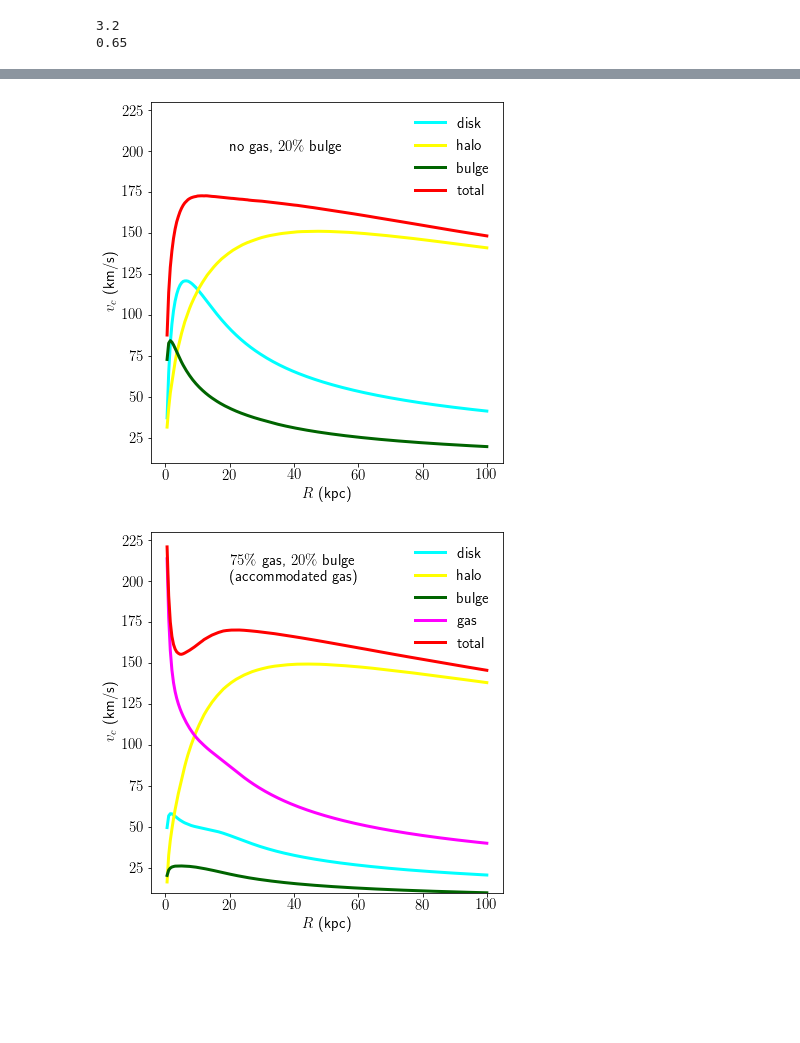
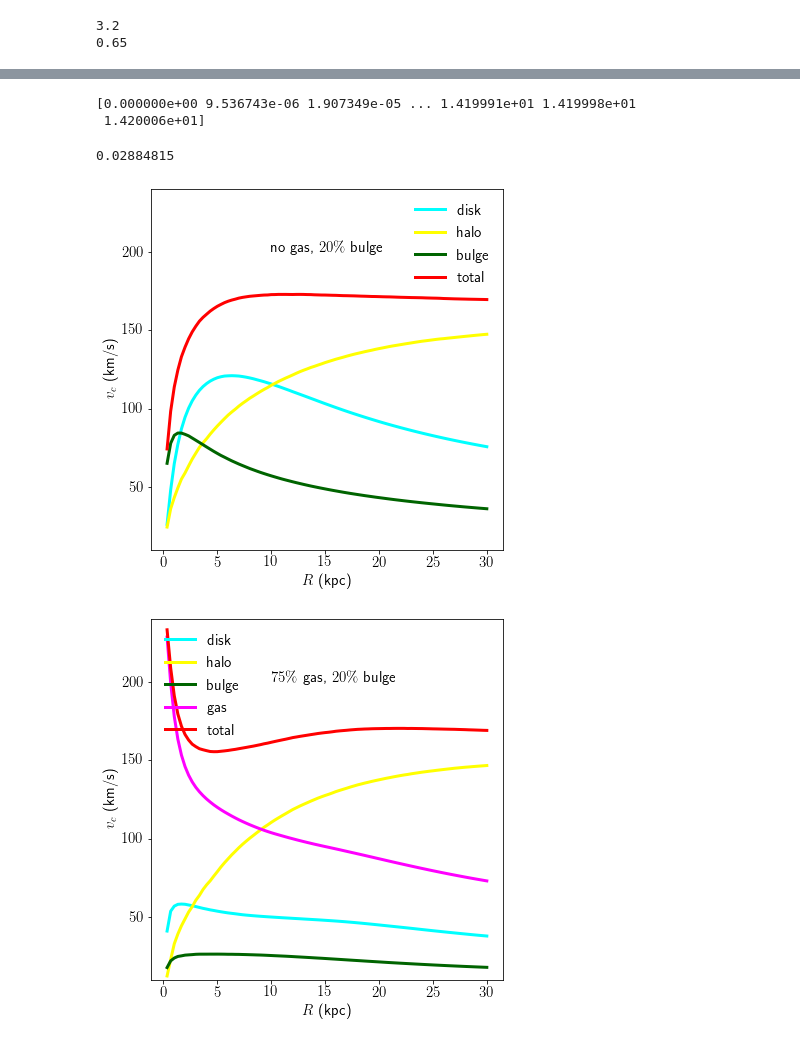
Before and after one commit to AndressaWille/Mestrado, a Jupyter notebook: barred_galaxies.ipynb, the cells around one changed output, grey strips where cells are left out. Saved outputs shown, nothing was run; the diff lists cells and outputs as text; code cells hidden in the pictures; blank space fills up the shorter version.

```diff
--- a/barred_galaxies.ipynb
+++ b/barred_galaxies.ipynb
@@ -24,7 +25,7 @@ path_nogas = 'bojo20_200/'
 path_rel = 'gas75_rel_200/'
 paths = [path_nogas, path_rel]
 # %%
-n_snapshots = 201
+n_snapshots = 281
 # %%
 #arrays para força da barra
 time_20 = np.empty(n_snapshots)
@@ -261,10 +264,11 @@ for p, path in enumerate(paths):
         cond = np.argwhere(t>=0.1).flatten()
 
         plt.figure(figsize=[6,6])
-        plt.plot(t[cond], sfr[cond],  color='peru', lw=3, label='$75\%$ gas, $20\%$ bulge\n(accommodated gas)')
+        plt.plot(t[cond], sfr[cond],  color='peru', lw=3, label='$75\%$ gas, $20\%$ bulge')
         plt.xlabel('$t \, \mathrm{(Gyr)}$', fontsize=15)
         plt.ylabel('$\mathrm{SFR \, ({M}_\odot/yr)}$', fontsize=15)
         plt.legend(loc='upper right', frameon=False, fontsize=14)
+        plt.xticks([0.0, 2.0, 4.0, 6.0, 8.0, 10.0, 12.0, 14.0])
         plt.tight_layout()
         #plt.savefig('sfr_rel.png')
 # %% [output]
@@ -272,3 +276,14 @@ for p, path in enumerate(paths):
+# %%
+print(t)
+# %% [output]
+[0.000000e+00 9.536743e-06 1.907349e-05 ... 1.419991e+01 1.419998e+01
+ 1.420006e+01]
+# %%
+t14 = np.where(t == 1.419991e+01)
+taxa = float(sfr[t14])
+print(taxa)
+# %% [output]
+0.02884815
 # %%
 #velocidade circular
 for p, path in enumerate(paths):
@@ -337,24 +352,24 @@ for p, path in enumerate(paths):
     G = 43007.1
     if p == 0:
         v_c_disk_20, r_disk_20, M_r_disk_20 = v_circ_comp(m=m_disk, x=x_new_disk, y=y_new_disk,
-                                                          z=z_new_disk, Rmax=100.0, Nbins=200)
+                                                          z=z_new_disk, Rmax=30.0, Nbins=90)
         v_c_halo_20, r_halo_20, M_r_halo_20 = v_circ_comp(m=m_halo, x=x_new_halo, y=y_new_halo,
-                                                     z=z_new_halo, Rmax=100.0, Nbins=200)
+                                                     z=z_new_halo, Rmax=30.0, Nbins=90)
         v_c_bulge_20, r_bulge_20, M_r_bulge_20 = v_circ_comp(m=m_bulge, x=x_new_bulge, y=y_new_bulge,
-                                                     z=z_new_bulge, Rmax=100.0, Nbins=200)
+                                                     z=z_new_bulge, Rmax=30.0, Nbins=90)
 
         M_r_tot_20 = (M_r_disk_20 + M_r_halo_20+M_r_bulge_20)
         v_c_20 = (np.sqrt(G*M_r_tot_20/r_disk_20))
 
     if p == 1:
         v_c_disk_75r, r_disk_75r, M_r_disk_75r = v_circ_comp(m=m_disk, x=x_new_disk, y=y_new_disk,
-                                                          z=z_new_disk, Rmax=100.0, Nbins=200)
+                                                          z=z_new_disk, Rmax=30.0, Nbins=90)
         v_c_halo_75r, r_halo_75r, M_r_halo_75r = v_circ_comp(m=m_halo, x=x_new_halo, y=y_new_halo,
-                                                     z=z_new_halo, Rmax=100.0, Nbins=200)
+                                                     z=z_new_halo, Rmax=30.0, Nbins=90)
         v_c_bulge_75r, r_bulge_75r, M_r_bulge_75r = v_circ_comp(m=m_bulge, x=x_new_bulge, y=y_new_bulge,
-                                                     z=z_new_bulge, Rmax=100.0, Nbins=200)
+                                                     z=z_new_bulge, Rmax=30.0, Nbins=90)
         v_c_gas_75r, r_gas_75r, M_r_gas_75r = v_circ_comp(m=m_gas, x=x_new_gas, y=y_new_gas,
-                                                     z=z_new_gas, Rmax=100.0, Nbins=200)
+                                                     z=z_new_gas, Rmax=30.0, Nbins=90)
         #v_c_star_75r, r_star_75r, M_r_star_75r = v_circ_comp(m=m_star, x=x_new_star, y=y_new_star, z=z_new_star, Rmax=100.0, Nbins=200)
 
         M_r_tot_75r = (M_r_disk_75r + M_r_halo_75r + M_r_bulge_75r + M_r_gas_75r)
@@ -372,38 +387,38 @@ v_c = [v_c_20, v_c_75r]
 for i in range (0, 2):
     if i == 0:
         plt.figure(figsize=[6,6])
         plt.plot(r[i], v_c_disk[i], color='aqua', lw=3, label='disk')
         plt.plot(r[i], v_c_halo[i], color='yellow', lw=3, label='halo')
         plt.plot(r[i], v_c_bulge[i], color='darkgreen', lw=3, label='bulge')
         plt.plot(r[i], v_c[i], color='red', lw=3, label='total')
         plt.xlabel('$R$ (kpc)', fontsize=15)
         plt.ylabel('$v_c$ (km/s)', fontsize=15)
         plt.legend(frameon=False)
-        plt.ylim(10, 230)
+        plt.ylim(10, 240)
 
         text ='no gas, $20\%$ bulge'
 
-        plt.text(20, 200, text, fontsize=15)
+        plt.text(10, 200, text, fontsize=15)
 
     if i == 1:
         plt.figure(figsize=[6,6])
         plt.plot(r[i], v_c_disk[i], color='aqua', lw=3, label='disk')
         plt.plot(r[i], v_c_halo[i], color='yellow', lw=3, label='halo')
         plt.plot(r[i], v_c_bulge[i], color='darkgreen', lw=3, label='bulge')
         plt.plot(r[i], v_c_gas[i], color='magenta', lw=3, label='gas')
         plt.plot(r[i], v_c[i], color='red', lw=3, label='total')
         plt.xlabel('$R$ (kpc)', fontsize=15)
         plt.ylabel('$v_c$ (km/s)', fontsize=15)
         plt.legend(frameon=False)
-        plt.ylim(10, 230)
+        plt.ylim(10, 240)
 
-        text ='$75\%$ gas, $20\%$ bulge\n(accommodated gas)'
+        text ='$75\%$ gas, $20\%$ bulge'
 
-        plt.text(20, 200, text, fontsize=15)
+        plt.text(10, 200, text, fontsize=15)
 
 
     plt.tight_layout()
-    plt.savefig(f'vc_{i}.png')
+    #plt.savefig(f'vc_{i}.png')
 # %% [output]
-[figure, old version]
+[figure, new version]
-[figure, old version]
+[figure, new version]
```
Also changed, not shown: parts of 9 cells of this notebook.
